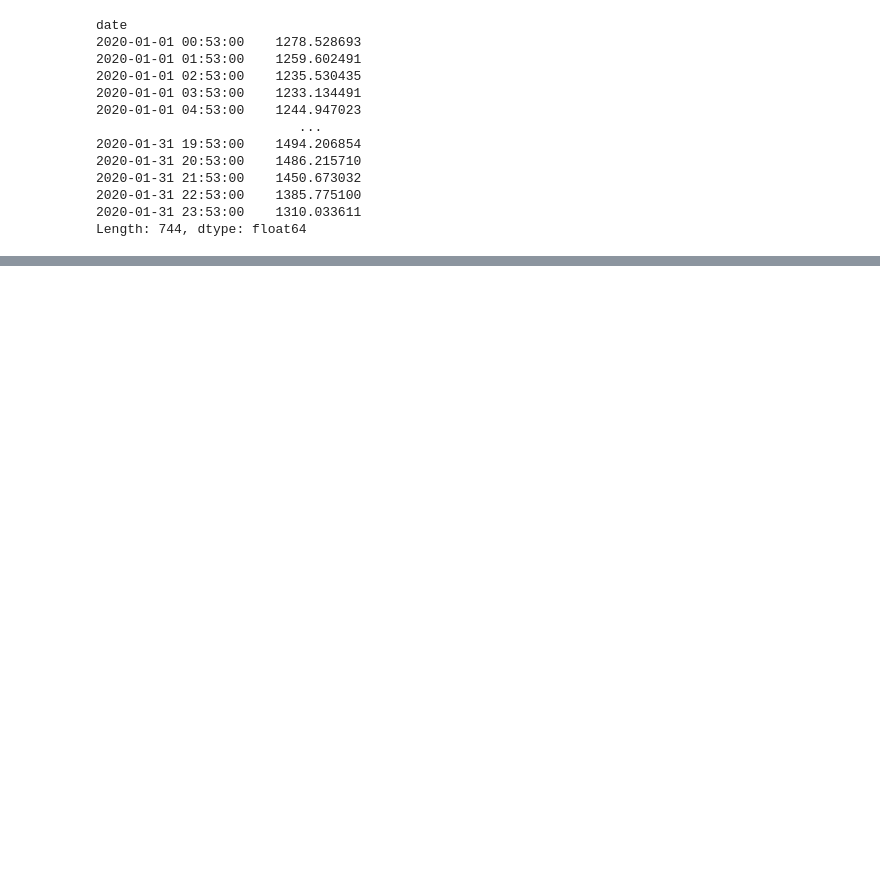
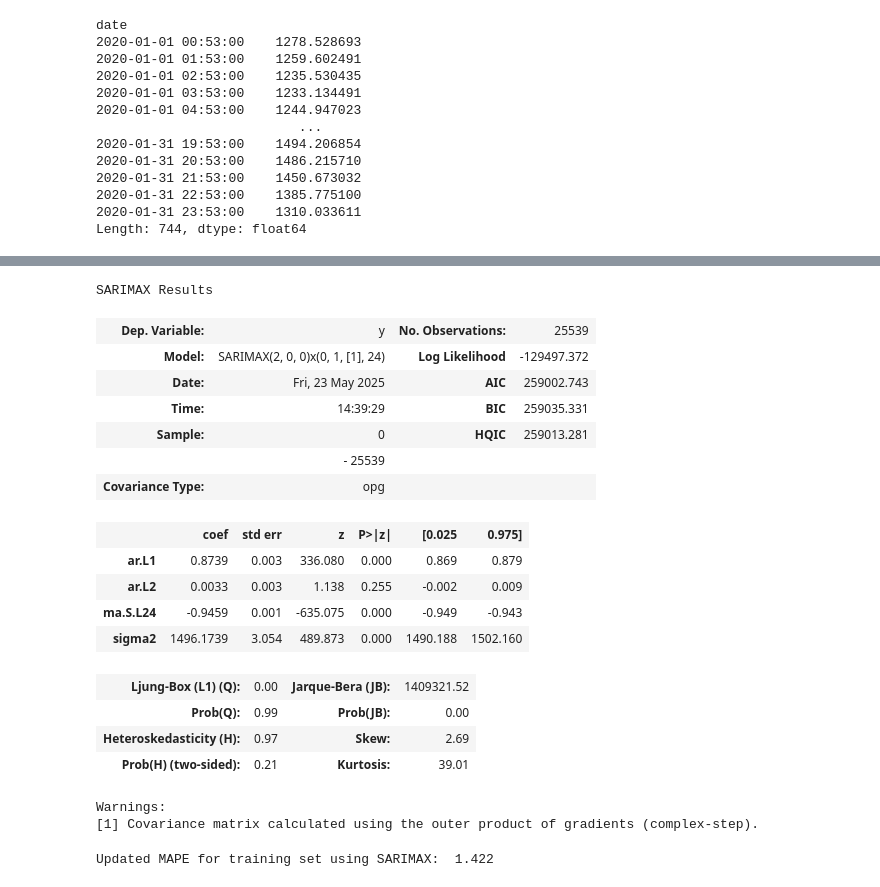
Before and after one commit to vjem/energy_tsf, a Jupyter notebook: energyForecasting.ipynb, the cells around one changed output, grey strips where cells are left out. Drawn from its saved outputs; the diff is of its cells as text; code cells hidden in the pictures; blank space fills up the shorter version.

Commit message:
Added seasonal ARIMA model code.

```diff
--- a/energyForecasting.ipynb
+++ b/energyForecasting.ipynb
@@ -821,3 +804,27 @@ date
 2020-01-31 22:53:00    1385.775100
 2020-01-31 23:53:00    1310.033611
 Length: 744, dtype: float64
+# %%
+"""
+ARIMA modeling
+SARIMAX: Seasonal AutoRegressive Integrated Moving Average with eXogenous factors.
+It extends the ARIMA model by adding seasonality and external variables.
+
+Notes:
+order:
+The (p,d,q) order of the model for the number of AR parameters, differences, and MA parameters.
+d must be an integer indicating the integration order of the process,
+while p and q may either be an integers indicating the AR and MA orders (so that all lags up to those orders are included)
+or else iterables giving specific AR and / or MA lags to include. Default is an AR(1) model: (1,0,0).
+
+seasonal_order:
+The (P,D,Q,s) order of the seasonal component of the model for the AR parameters, differences, MA parameters, and periodicity.
+D must be an integer indicating the integration order of the process, while P and Q may either be an integers indicating
+the AR and MA orders (so that all lags up to those orders are included) or else iterables giving specific AR and / or MA lags to include.
+s is an integer giving the periodicity (number of periods in season), often it is 4 for quarterly data or 12 for monthly data.
+Default is no seasonal effect.
+
+Good overview on syntax:
+https://pytutorial.com/python-statsmodels-sarimax-guide-for-beginners/
+"""
+fitSAR = SARIMAX(train_resid,order=(2,0,0),seasonal_order=(0,1,1,24)).fit()
@@ -823,0 +860,36 @@ Length: 744, dtype: float64
+# %%
+fitSAR.summary()
+# %% [output]
+SARIMAX Results
+| Dep. Variable: | y | No. Observations: | 25539 |
+| Model: | SARIMAX(2, 0, 0)x(0, 1, [1], 24) | Log Likelihood | -129497.372 |
+| Date: | Fri, 23 May 2025 | AIC | 259002.743 |
+| Time: | 14:39:29 | BIC | 259035.331 |
+| Sample: | 0 | HQIC | 259013.281 |
+|  | - 25539 |  |  |
+| Covariance Type: | opg |  |  |
+|  | coef | std err | z | P>|z| | [0.025 | 0.975] |
+| ar.L1 | 0.8739 | 0.003 | 336.080 | 0.000 | 0.869 | 0.879 |
+| ar.L2 | 0.0033 | 0.003 | 1.138 | 0.255 | -0.002 | 0.009 |
+| ma.S.L24 | -0.9459 | 0.001 | -635.075 | 0.000 | -0.949 | -0.943 |
+| sigma2 | 1496.1739 | 3.054 | 489.873 | 0.000 | 1490.188 | 1502.160 |
+| Ljung-Box (L1) (Q): | 0.00 | Jarque-Bera (JB): | 1409321.52 |
+| Prob(Q): | 0.99 | Prob(JB): | 0.00 |
+| Heteroskedasticity (H): | 0.97 | Skew: | 2.69 |
+| Prob(H) (two-sided): | 0.21 | Kurtosis: | 39.01 |
+Warnings:
+[1] Covariance matrix calculated using the outer product of gradients (complex-step).
+# %%
+"""
+Calculating the MAPE with ARIMA predicted residuals as to compare with Exponetential Smoothing
+
+EXponetial Smoothing MAPE: 1.518
+SARIMAX Starting Point: 1.422
+"""
+SAR_fitval = fitSAR.fittedvalues
+dynamicSAR_pred = mw_pred + SAR_fitval
+
+mapeS = calc_mape(new_training['mw'],dynamicSAR_pred)
+print("Updated MAPE for training set using SARIMAX: ",mapeS)
+# %% [output]
+Updated MAPE for training set using SARIMAX:  1.422
```
Also changed, not shown: parts of 13 cells of this notebook.
